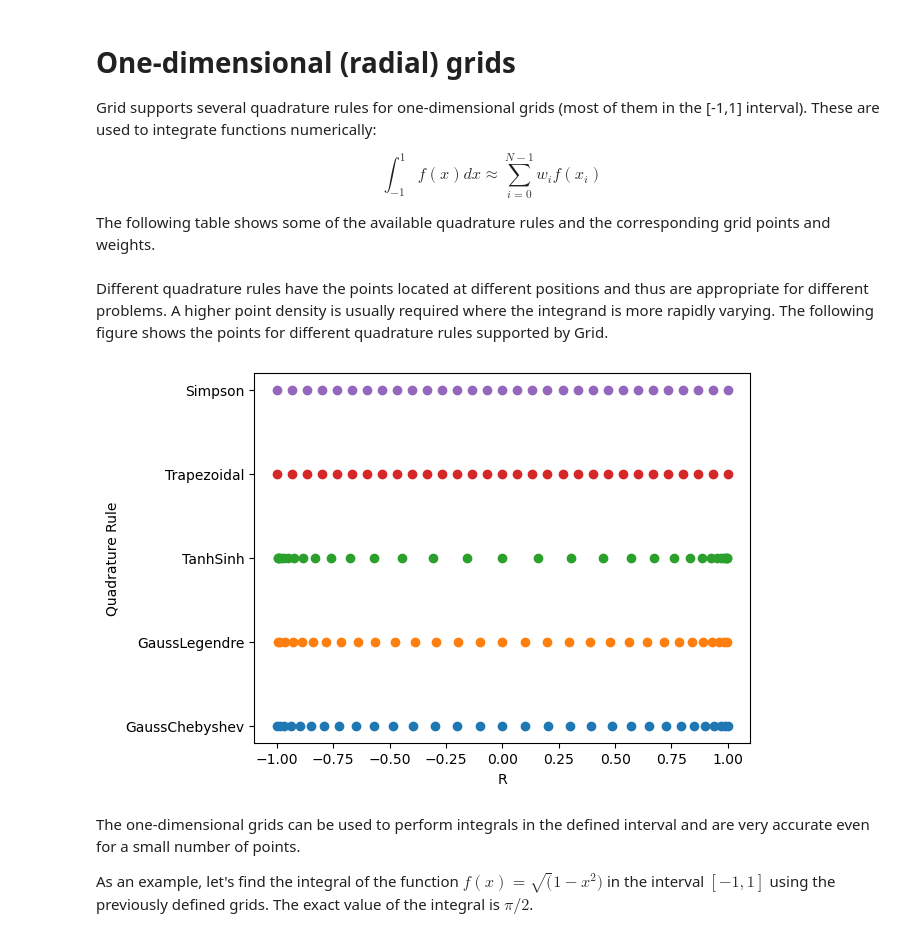
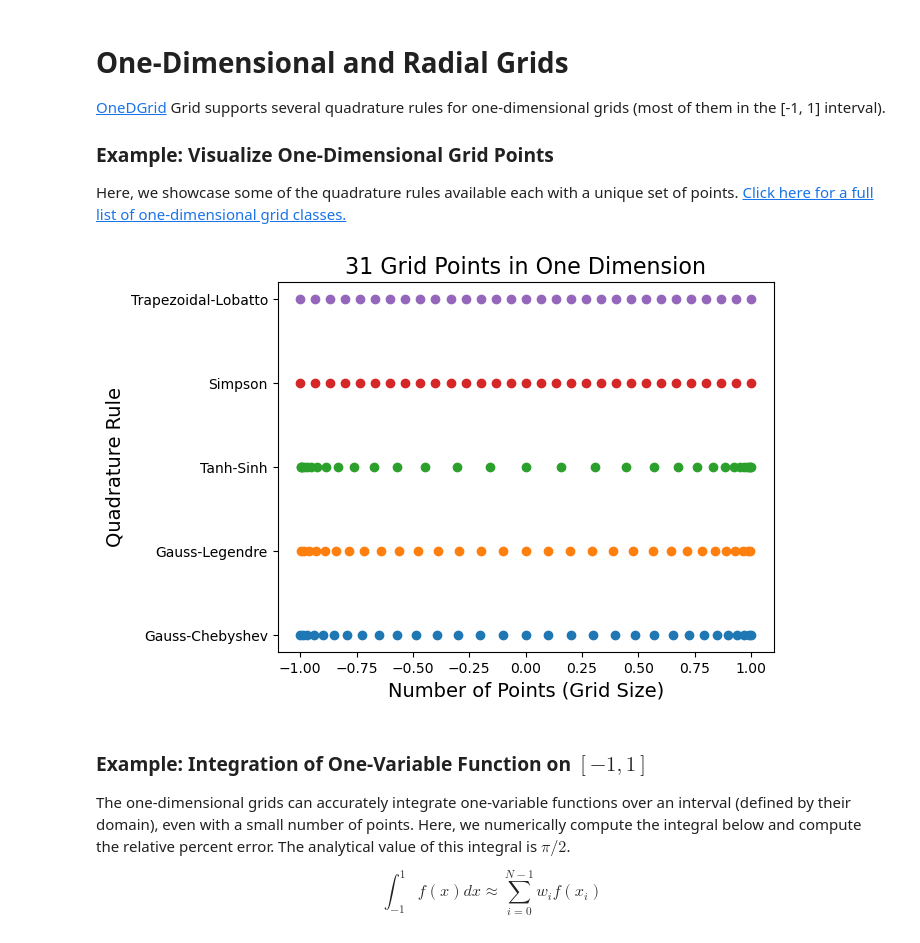
Before and after one commit to theochem/grid, a Jupyter notebook: doc/notebooks/One_dimensional_grids.ipynb, the cells around one changed output. Saved outputs shown, nothing was run; the diff lists cells and outputs as text; code cells hidden in the pictures.

```diff
--- a/doc/notebooks/One_dimensional_grids.ipynb
+++ b/doc/notebooks/One_dimensional_grids.ipynb
@@ -1,11 +1,12 @@
-# %% [markdown]
-# One-dimensional (radial) grids
-
-Grid supports several quadrature rules for one-dimensional grids (most of them in the [-1,1] interval). These are used to integrate functions numerically:
-
-$$ \int_{-1}^1 f(x) dx \approx \sum_{i=0}^{N-1} w_i f(x_i) $$
-
- The following table shows some of the available quadrature rules and the corresponding grid points and weights.
+# %% [markdown]
+# One-Dimensional and Radial Grids
+
+[OneDGrid](https://grid.qcdevs.org/pyapi/grid.basegrid.html#grid.basegrid.OneDGrid)
+Grid supports several quadrature rules for one-dimensional grids (most of them in the [-1, 1] interval).
+
+### Example: Visualize One-Dimensional Grid Points
+
+Here, we showcase some of the quadrature rules available each with a unique set of points. [Click here for a full list of one-dimensional grid classes.](https://grid.qcdevs.org/pyapi/grid.onedgrid.html)
 # %%
 from grid.onedgrid import *
 
@@ -29,31 +23,23 @@ simp_lob = Simpson(npoints)
-# %% [markdown]
-Different quadrature rules have the points located at different positions and thus are appropriate for different problems. A higher point density is usually required where the integrand is more rapidly varying. The following figure shows the points for different quadrature rules supported by Grid.
 # %%
 import matplotlib.pyplot as plt
 
-# create a list of names and a list of grid objects
-names = ["GaussChebyshev", "GaussLegendre", "TanhSinh", "Trapezoidal", "Simpson"]
-onedgrids = [gaus_cheb, gaus_leg, tanh_sinh, trap_lob, simp_lob]
+names = []
+for i, oned in enumerate(grids):
+    plt.scatter(oned.points, np.repeat(i + 1, oned.size), marker="o")
+    names.append(oned.name)
 
-
-for i in range(len(onedgrids)):
-    plt.scatter(
-        onedgrids[i].points, [i + 1] * len(onedgrids[i].points), marker="o"
-    )
-
-# set the y-ticks to be the names
-plt.yticks(range(1, len(names) + 1), names)  # Adjusted the range for y-ticks
-
-# set the labels
-plt.xlabel("R")
-plt.ylabel("Quadrature Rule")
-
-# show the plot
+# set the y-ticks to be the 1D grid names, and set labels
+plt.title(f"{npoints} Grid Points in One Dimension", fontsize=16)
+plt.yticks(range(1, len(grids) + 1), names)
+plt.xlabel("Number of Points (Grid Size)", fontsize=14)
+plt.ylabel("Quadrature Rule", fontsize=14)
 plt.show()
 # %% [output]
-[figure, old version]
+[figure, new version]
-# %% [markdown]
-The one-dimensional grids can be used to perform integrals in the defined interval and are very accurate even for a small number of points.
-
-As an example, let's find the integral of the function $f(x) = \sqrt(1-x^2)$ in the interval $[-1,1]$ using the previously defined grids. The exact value of the integral is $\pi/2$.
+# %% [markdown]
+### Example: Integration of One-Variable Function on $[-1, 1]$
+
+The one-dimensional grids can accurately integrate one-variable functions over an interval (defined by their domain), even with a small number of points. Here, we numerically compute the integral below and compute the relative percent error. The analytical value of this integral is $\pi/2$.
+
+$$ \int_{-1}^1 f(x) dx \approx \sum_{i=0}^{N-1} w_i f(x_i) $$
 # %%
```
Also changed, not shown: parts of 11 cells of this notebook.
